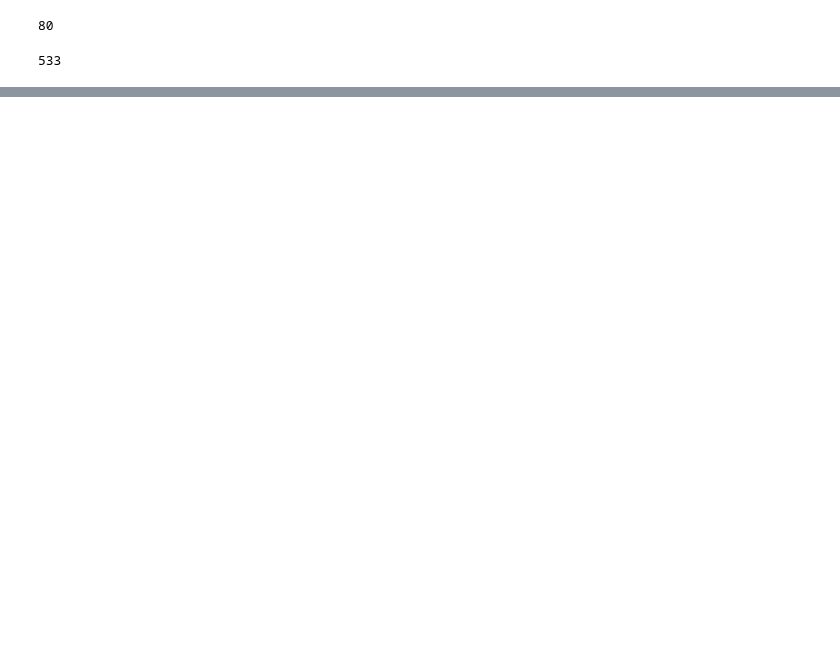
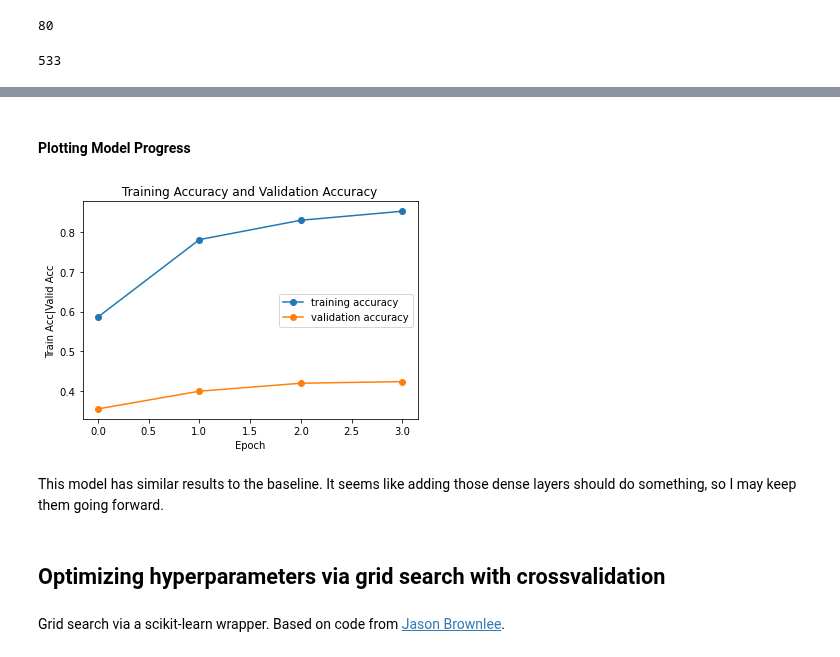
Before and after one commit to Windblown-Marionette/fingerspelling-text, a Jupyter notebook: Fingerspelling-CNN-3-Exploring-Model-Improvements-and-Training-Models.ipynb, the cells around one changed output, grey strips where cells are left out. Drawn from its saved outputs; the diff is of its cells as text; code cells hidden in the pictures; blank space fills up the shorter version.

```diff
--- a/Fingerspelling-CNN-3-Exploring-Model-Improvements-and-Training-Models.ipynb
+++ b/Fingerspelling-CNN-3-Exploring-Model-Improvements-and-Training-Models.ipynb
@@ -209,0 +493,4 @@ plt.show()
+# %%
+experienced_model = MobileNetV2(weights='imagenet', include_top=False, input_shape = (80,80,3))
+#input shape minimum is 32x32
+#this warning is all bark and no bite
@@ -209,0 +568,7 @@ plt.show()
+# %%
+step_size_train = train_data.n//train_data.batch_size + 1
+
+# 'train_data.n' = 60,900 images
+# 'train_generator.batch_size' = 80 images per batch
+# 'step_size_train' = 762  (!needs to be int)
+step_size_train
@@ -209,0 +579,4 @@ plt.show()
+# %%
+model.compile(loss = 'categorical_crossentropy', #loss function
+                  optimizer = 'Adam',
+                  metrics = ['accuracy']) #value to maximize
@@ -209,0 +585,2 @@ plt.show()
+# %%
+model.fit_generator(train_data, validation_data = validation_data, steps_per_epoch = step_size_train, epochs = 4, verbose = 1)
@@ -209,0 +597,19 @@ plt.show()
+# %% [markdown]
+#### Plotting Model Progress
+# %%
+plt.figure()
+plt.plot(model.history.history['accuracy'], marker='o', label='training accuracy')
+plt.plot(model.history.history['val_accuracy'], marker='o', label='validation accuracy')
+plt.title('Training Accuracy and Validation Accuracy')
+plt.legend(loc='best')
+plt.xlabel('Epoch')
+plt.ylabel('Train Acc|Valid Acc')
+plt.show()
+# %% [output]
+[figure, added]
+# %% [markdown]
+This model has similar results to the baseline. It seems like adding those dense layers should do something, so I may keep them going forward.
+# %% [markdown]
+## Optimizing hyperparameters via grid search with crossvalidation
+# %% [markdown]
+Grid search via a scikit-learn wrapper. Based on code from [Jason Brownlee](https://machinelearningmastery.com/grid-search-hyperparameters-deep-learning-models-python-keras/).
```
Also changed, not shown: parts of 85 cells of this notebook.
